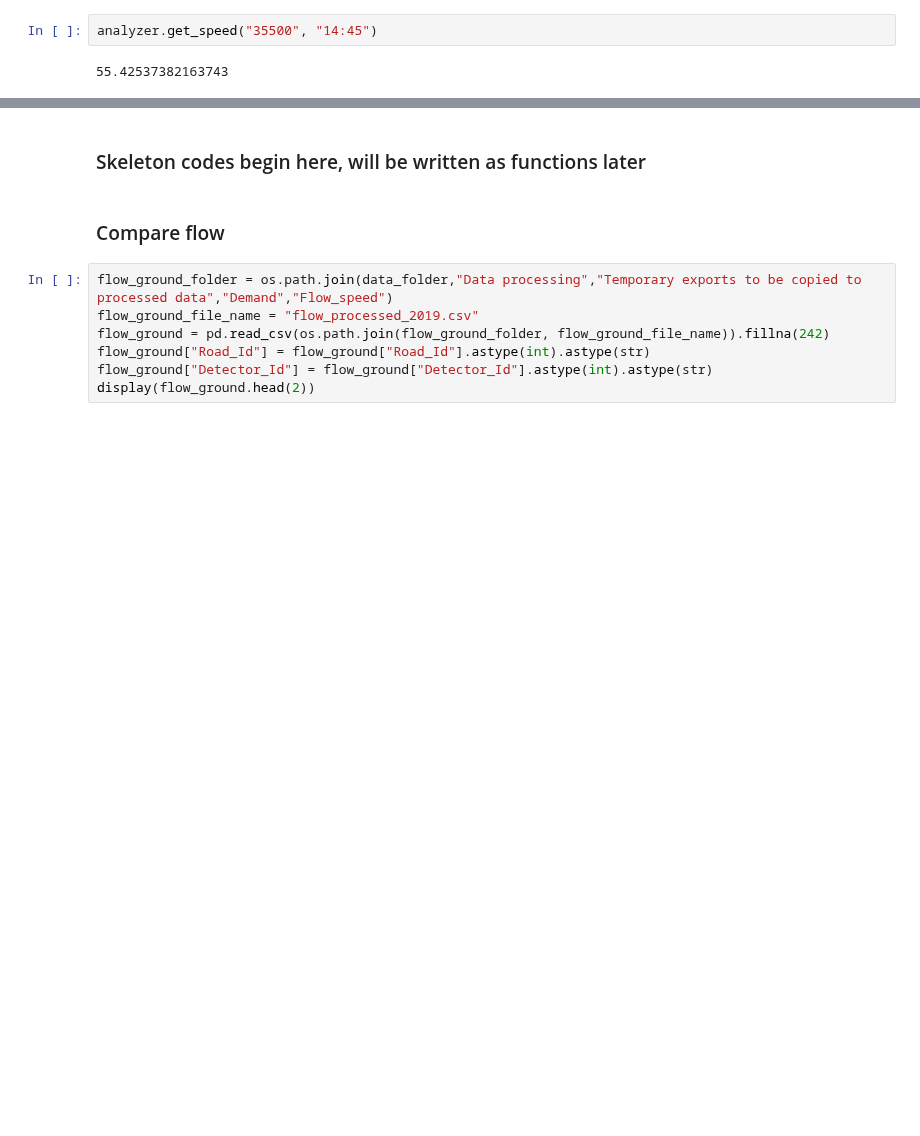
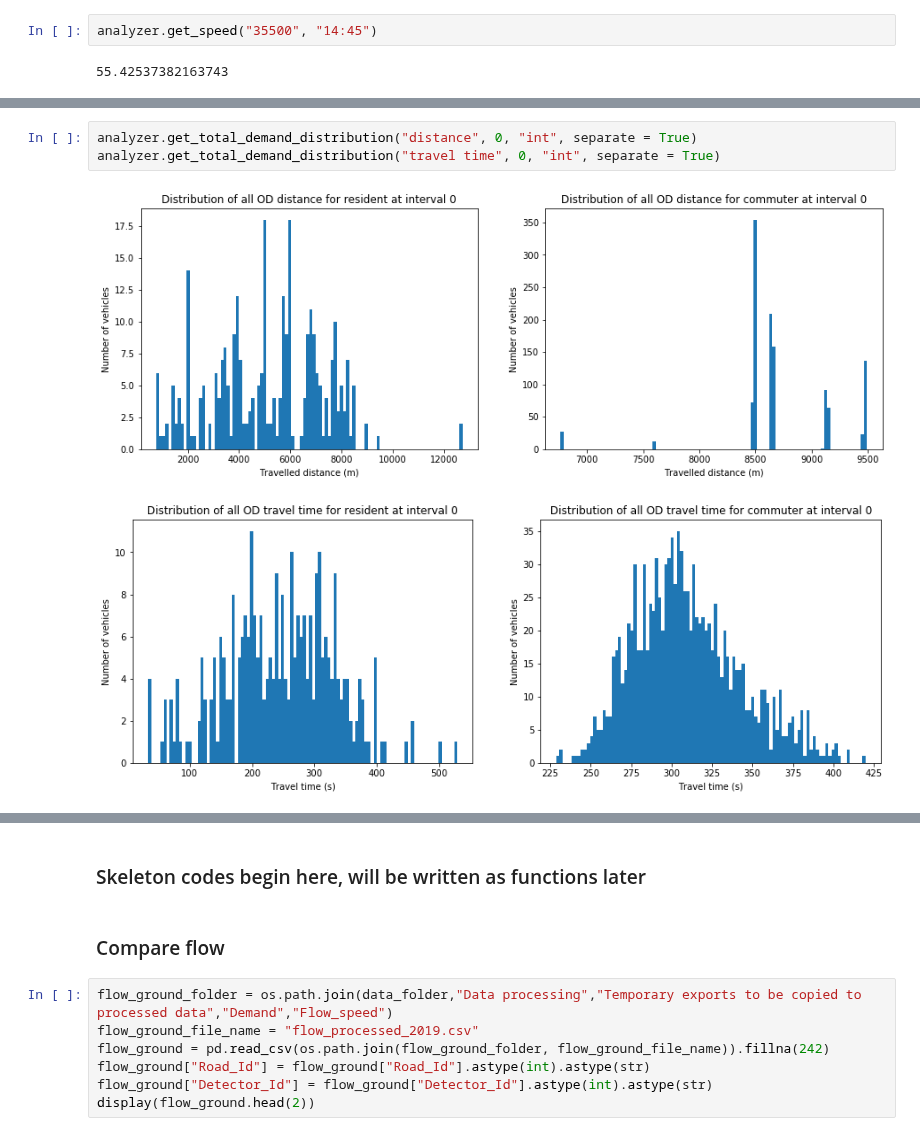
Before and after one commit to Fremont-project/data-processing, a Jupyter notebook: pipeline/aimsun-data-analysis/Aimsun Microsimulation SQLite Output Database Analyzer.ipynb, the cells around one changed output, grey strips where cells are left out. Drawn from its saved outputs; the diff is of its cells as text; blank space fills up the shorter version.

```diff
--- a/pipeline/aimsun-data-analysis/Aimsun Microsimulation SQLite Output Database Analyzer.ipynb
+++ b/pipeline/aimsun-data-analysis/Aimsun Microsimulation SQLite Output Database Analyzer.ipynb
@@ -521,0 +556,6 @@ analyzer.get_link_travel_time(242, "14:45")
+# %%
+analyzer.get_total_demand_distribution("distance", 0, "int", separate = True)
+analyzer.get_total_demand_distribution("travel time", 0, "int", separate = True)
+# %% [output]
+[figure, added]
+[figure, added]
```
Also changed, not shown: parts of 8 cells of this notebook.
